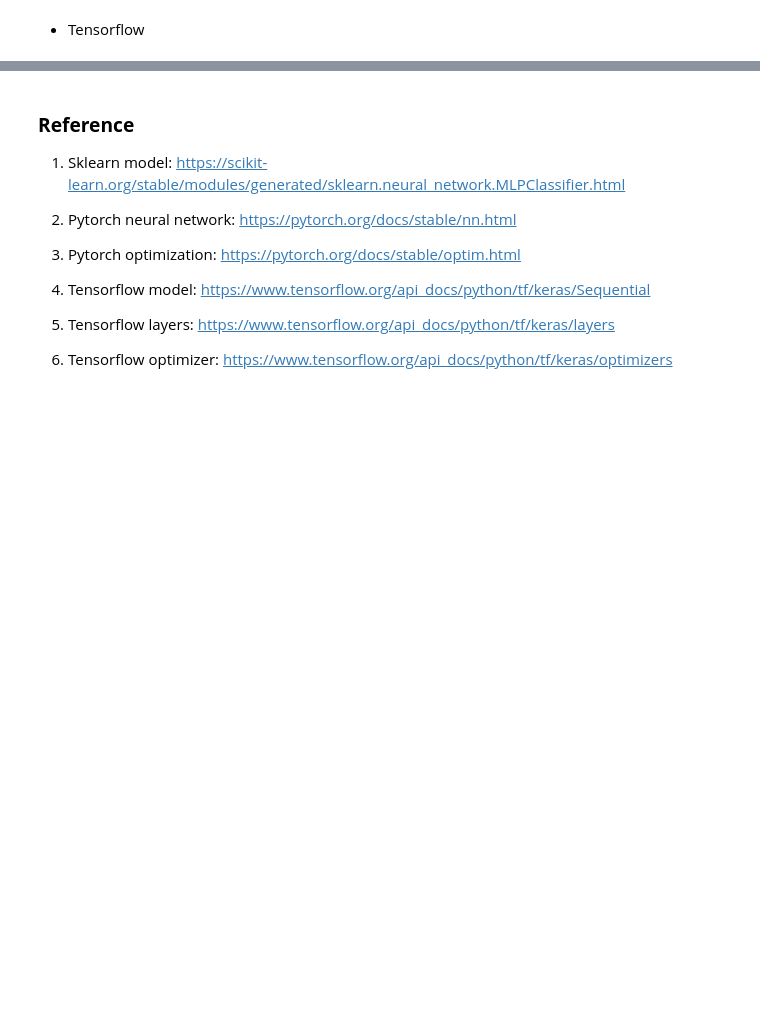
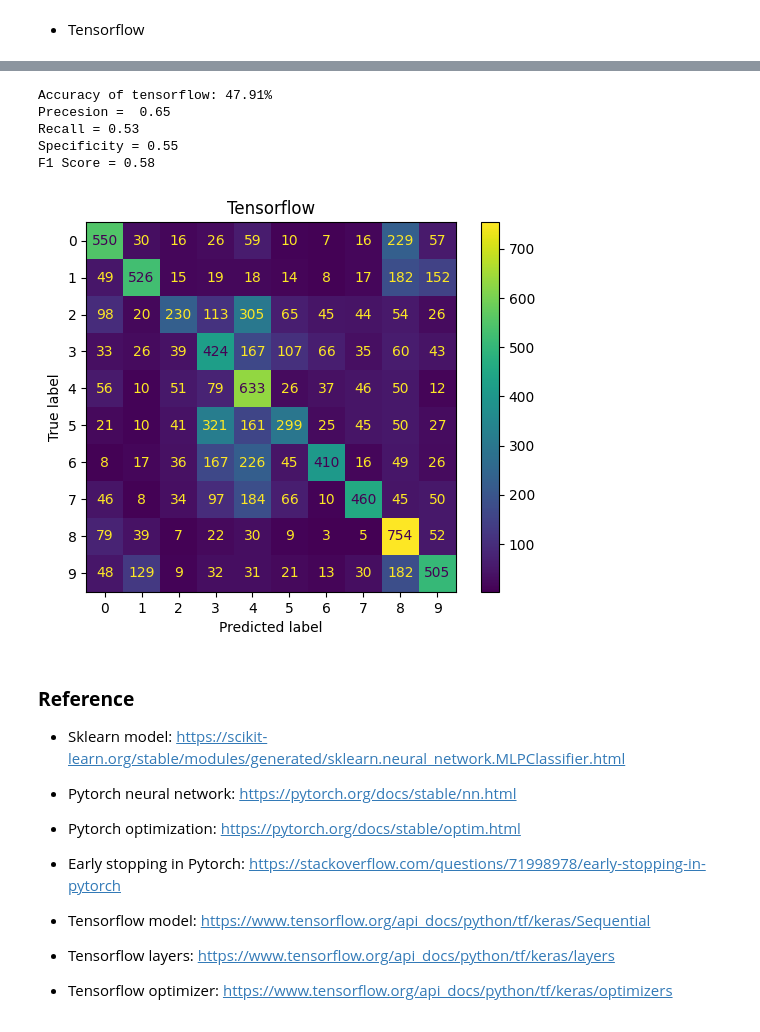
Before and after one commit to Chien-VuMinh/Final-Project-Machine-Learning, a Jupyter notebook: Final Project.ipynb, the cells around one changed output, grey strips where cells are left out. Saved outputs shown, nothing was run; the diff lists cells and outputs as text; code cells hidden in the pictures; blank space fills up the shorter version.

```diff
--- a/Final Project.ipynb
+++ b/Final Project.ipynb
@@ -194,8 +307,0 @@ model_tensor.compile(optimizer=SGD(learning_rate=0.01), #Optimizer
-# %%
-#https://www.tensorflow.org/api_docs/python/tf/keras/Sequential (trong trang này có chỗ xài nên t xài theo á)
-%%time
-epochs = 100
-batch_size = 32
-model_3 = model_tensor.fit(train_X, train_Y_one_hot, batch_size, epochs)
-
-mem_report()
@@ -219,0 +308,6 @@ Wall time: 6min 45s
+# %%
+%%time
+model_tensor.fit(train_X, train_Y_one_hot, batch_size=32, epochs=100)
+
+# mesure gpu usage
+mem_report()
@@ -219,0 +338,4 @@ Wall time: 6min 45s
+# %%
+pred_y_tensor = np.argmax(model_tensor.predict(test_X), axis=1)
+
+pred_y_tensor
@@ -220,14 +413,49 @@ Wall time: 6min 45s
+# %%
+# get the confusion matrix
+confusion = metrics.confusion_matrix(test_Y, pred_y_tensor)
+
+
+# display the matrix
+disp = metrics.ConfusionMatrixDisplay(confusion_matrix=confusion)
+disp.plot()
+disp.ax_.set_title("Tensorflow");
+
+# accuracy
+print(f'Accuracy of tensorflow: {round(metrics.accuracy_score(test_Y, pred_y_tensor) * 100, 2)}%')
+
+# Precision
+precesion =confusion[1, 1] / np.sum(confusion[:, 1])
+print("Precesion = ", round(precesion, 2))
+
+# recall
+recall = confusion[1, 1] / np.sum(confusion[1, :])
+print(f'Recall = {round(recall, 2)}')
+
+# Specificity
+print(f'Specificity = {round(confusion[0, 0] / np.sum(confusion[0, :]), 2)}')
+
+# f1-score
+print(f'F1 Score = {round(2 * precesion * recall / (precesion + recall), 2)}')
+# %% [output]
+Accuracy of tensorflow: 47.91%
+Precesion =  0.65
+Recall = 0.53
+Specificity = 0.55
+F1 Score = 0.58
+[figure, added]
 # %% [markdown]
 ### **Reference**
 
-1. Sklearn model: https://scikit-learn.org/stable/modules/generated/sklearn.neural_network.MLPClassifier.html
+- Sklearn model: https://scikit-learn.org/stable/modules/generated/sklearn.neural_network.MLPClassifier.html
 
-2. Pytorch neural network: https://pytorch.org/docs/stable/nn.html
+- Pytorch neural network: https://pytorch.org/docs/stable/nn.html
 
-3. Pytorch optimization: https://pytorch.org/docs/stable/optim.html
+- Pytorch optimization: https://pytorch.org/docs/stable/optim.html
 
-4. Tensorflow model: https://www.tensorflow.org/api_docs/python/tf/keras/Sequential
+- Early stopping in Pytorch: https://stackoverflow.com/questions/71998978/early-stopping-in-pytorch
 
-5. Tensorflow layers: https://www.tensorflow.org/api_docs/python/tf/keras/layers
+- Tensorflow model: https://www.tensorflow.org/api_docs/python/tf/keras/Sequential
 
-6. Tensorflow optimizer: https://www.tensorflow.org/api_docs/python/tf/keras/optimizers
+- Tensorflow layers: https://www.tensorflow.org/api_docs/python/tf/keras/layers
+
+- Tensorflow optimizer: https://www.tensorflow.org/api_docs/python/tf/keras/optimizers
```
Also changed, not shown: parts of 20 cells of this notebook.
